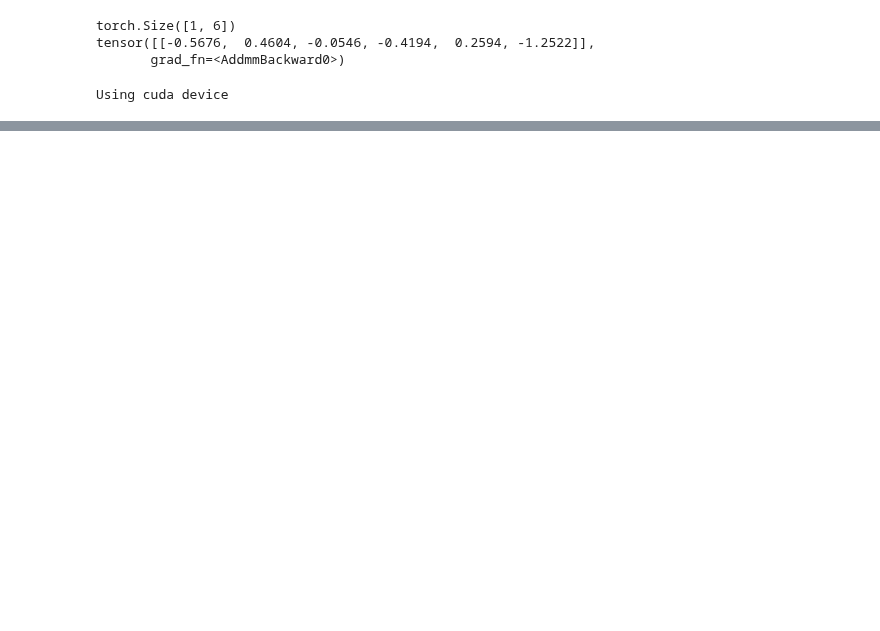
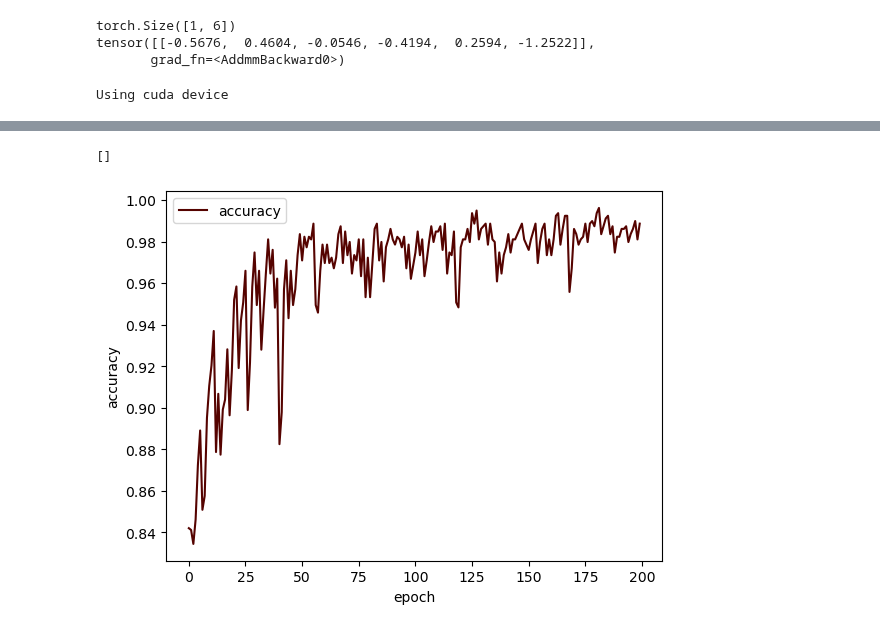
Before and after one commit to greenishcore/Hands-on-EEG, a Jupyter notebook: new_implement/ana_code/test_valid_test_implemnet.ipynb, the cells around one changed output, grey strips where cells are left out. Saved outputs shown, nothing was run; the diff lists cells and outputs as text; code cells hidden in the pictures; blank space fills up the shorter version.

```diff
--- a/new_implement/ana_code/test_valid_test_implemnet.ipynb
+++ b/new_implement/ana_code/test_valid_test_implemnet.ipynb
@@ -230,12 +234,18 @@ plt.show()
+# %%
+print(validloss)
+# %% [output]
+[]
 # %%
 import matplotlib.pyplot as plt
 %matplotlib inline
 
 
 plt.figure()
-plt.plot(validaccuracy, color = '#550300', label='accuracy')
+plt.plot(testaccuracy, color = '#550300', label='accuracy')
 plt.ylabel('accuracy')
 plt.xlabel('epoch')
 plt.legend()
 plt.savefig('cnn_3000_100e_accuracy_5.png')
 plt.show()
+# %% [output]
+[figure, added]
```
Also changed, not shown: parts of 2 cells of this notebook, 1 other file.
